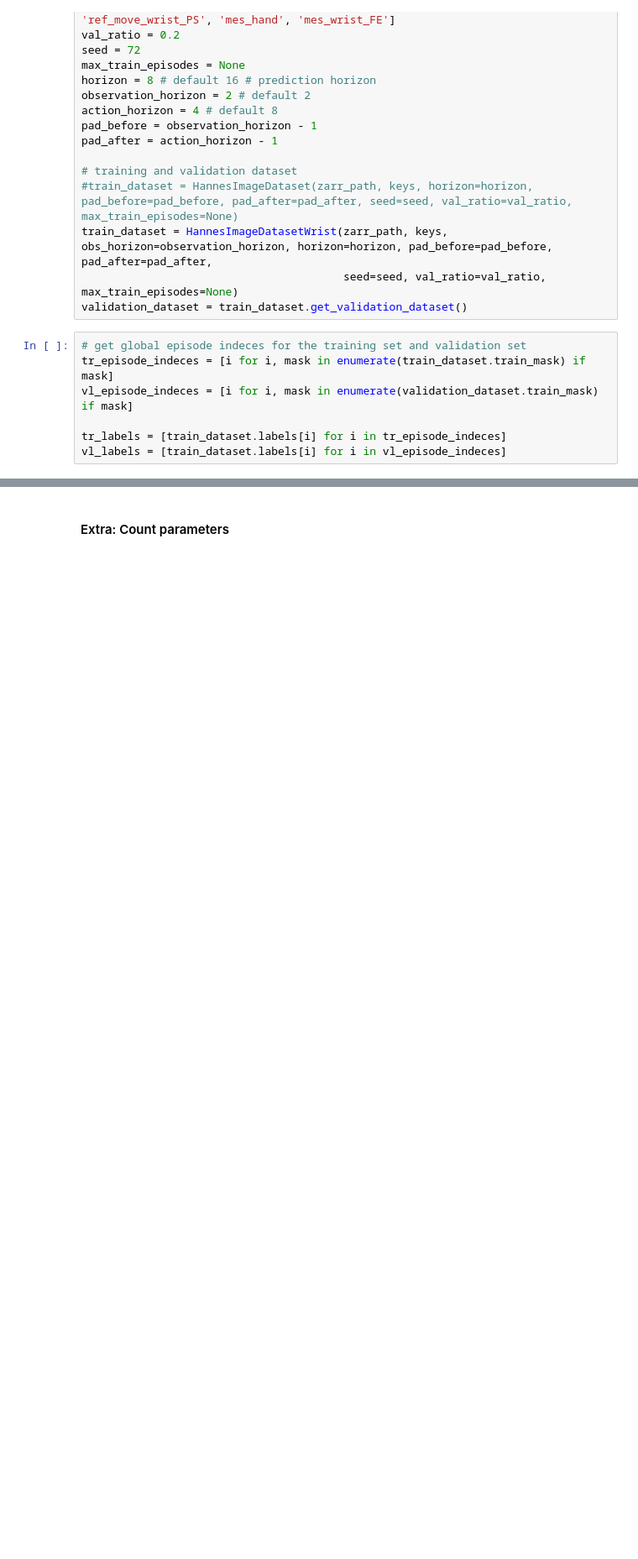
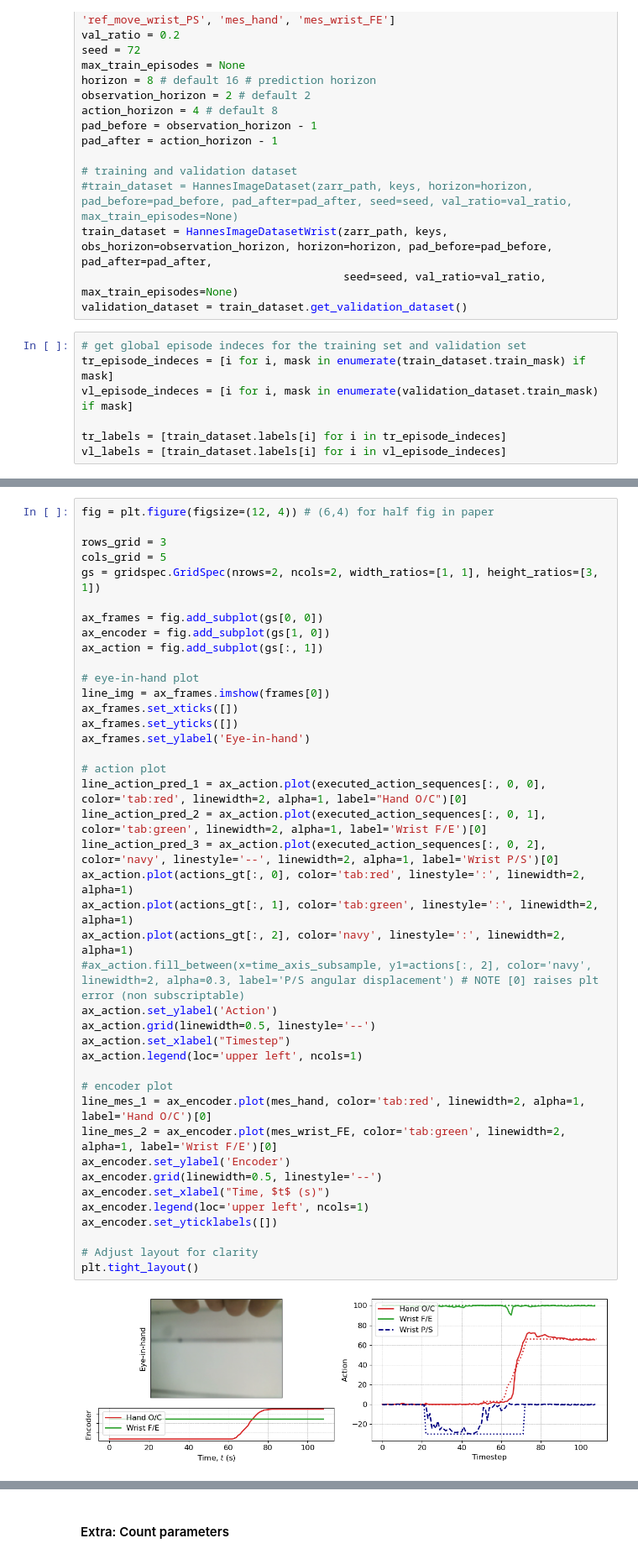
Before and after one commit to hsp-iit/HannesImitation, a Jupyter notebook: notebooks/validate_policy.ipynb, the cells around one changed output, grey strips where cells are left out. Shown: that part at 84% size. Saved outputs shown, nothing was run; the diff lists cells and outputs as text; blank space fills up the shorter version.

```diff
--- a/notebooks/validate_policy.ipynb
+++ b/notebooks/validate_policy.ipynb
@@ -115,0 +164,43 @@ plt.show()
+# %%
+fig = plt.figure(figsize=(12, 4)) # (6,4) for half fig in paper
+
+rows_grid = 3
+cols_grid = 5
+gs = gridspec.GridSpec(nrows=2, ncols=2, width_ratios=[1, 1], height_ratios=[3, 1])
+
+ax_frames = fig.add_subplot(gs[0, 0])
+ax_encoder = fig.add_subplot(gs[1, 0])
+ax_action = fig.add_subplot(gs[:, 1])
+
+# eye-in-hand plot
+line_img = ax_frames.imshow(frames[0])
+ax_frames.set_xticks([])
+ax_frames.set_yticks([])
+ax_frames.set_ylabel('Eye-in-hand')
+
+# action plot
+line_action_pred_1 = ax_action.plot(executed_action_sequences[:, 0, 0], color='tab:red', linewidth=2, alpha=1, label="Hand O/C")[0]
+line_action_pred_2 = ax_action.plot(executed_action_sequences[:, 0, 1], color='tab:green', linewidth=2, alpha=1, label='Wrist F/E')[0]
+line_action_pred_3 = ax_action.plot(executed_action_sequences[:, 0, 2], color='navy', linestyle='--', linewidth=2, alpha=1, label='Wrist P/S')[0]
+ax_action.plot(actions_gt[:, 0], color='tab:red', linestyle=':', linewidth=2, alpha=1)
+ax_action.plot(actions_gt[:, 1], color='tab:green', linestyle=':', linewidth=2, alpha=1)
+ax_action.plot(actions_gt[:, 2], color='navy', linestyle=':', linewidth=2, alpha=1)
+#ax_action.fill_between(x=time_axis_subsample, y1=actions[:, 2], color='navy', linewidth=2, alpha=0.3, label='P/S angular displacement') # NOTE [0] raises plt error (non subscriptable)
+ax_action.set_ylabel('Action')
+ax_action.grid(linewidth=0.5, linestyle='--')
+ax_action.set_xlabel("Timestep")
+ax_action.legend(loc='upper left', ncols=1)
+
+# encoder plot
+line_mes_1 = ax_encoder.plot(mes_hand, color='tab:red', linewidth=2, alpha=1, label='Hand O/C')[0]
+line_mes_2 = ax_encoder.plot(mes_wrist_FE, color='tab:green', linewidth=2, alpha=1, label='Wrist F/E')[0]
+ax_encoder.set_ylabel('Encoder')
+ax_encoder.grid(linewidth=0.5, linestyle='--')
+ax_encoder.set_xlabel("Time, $t$ (s)")
+ax_encoder.legend(loc='upper left', ncols=1)
+ax_encoder.set_yticklabels([])
+
+# Adjust layout for clarity
+plt.tight_layout()
+# %% [output]
+[figure, added]
```
Also changed, not shown: parts of 24 cells of this notebook, 1 other file.
